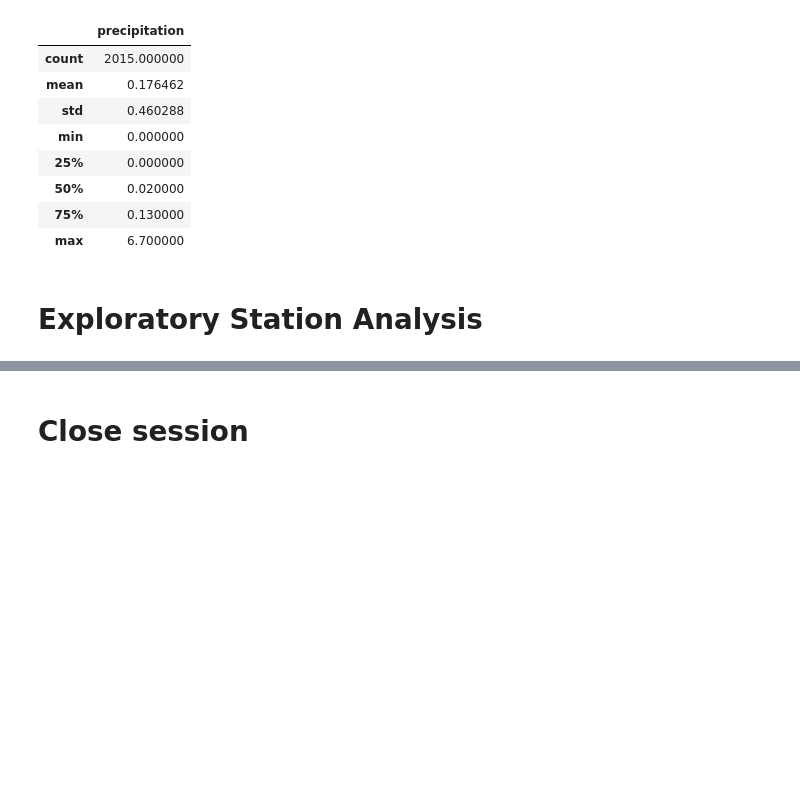
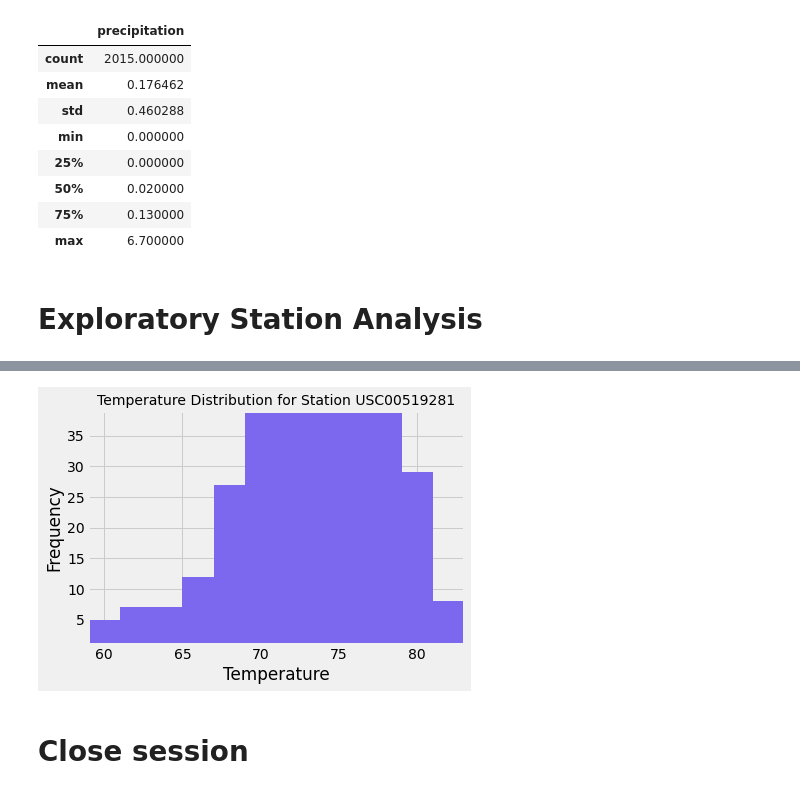
Before and after one commit to kmspitzer/Hawaii-Weather-Station-Analysis, a Jupyter notebook: climate_starter.ipynb, the cells around one changed output, grey strips where cells are left out. Cells and saved outputs as stored; diff of their text form; code cells hidden in the pictures; blank space fills up the shorter version.

```diff
--- a/climate_starter.ipynb
+++ b/climate_starter.ipynb
@@ -187,2 +224,8 @@ df.describe()
 # %%
 # Using the most active station id from the previous query, calculate the lowest, highest, and average temperature.
+results = session.query(Measurement.station, func.count(Measurement.station)).\
+        group_by(Measurement.station).\
+        order_by(func.count(Measurement.station).desc()).first()
+
+busy_station = results.station
+print(busy_station)
@@ -189,3 +252,9 @@ df.describe()
 # %%
 # Using the most active station id
 # Query the last 12 months of temperature observation data for this station and plot the results as a histogram
+results = session.query(Measurement.tobs).\
+                filter(Measurement.station == busy_station).\
+                filter(Measurement.date > min_date)
+
+for row in results:
+    print(row)
@@ -191,0 +279,4 @@ df.describe()
+# %%
+df = pd.DataFrame(results, columns=['tobs'])
+
+df
@@ -192,3 +297,23 @@ df.describe()
+# %%
+# pull the salaries from the merged table
+temps = df["tobs"]
+# %%
+
+# plot and display the histogram
+plt.hist(temps, bins=12, color="mediumslateblue")
+plt.title(f"Temperature Distribution for Station {busy_station}", fontsize=14)
+plt.xlabel("Temperature", fontsize=)
+plt.ylabel("Frequency")
+
+plt.xlim(min(temps), max(temps))
+plt.ylim(min(freqs), max(freqs))
+
+# save an image of the chart and display
+#plt.tight_layout()
+plt.savefig("output/temperature_histogram.png")
+plt.show()
+# %% [output]
+[figure, added]
 # %% [markdown]
 # Close session
 # %%
```
Also changed, not shown: parts of 16 cells of this notebook, 2 other files.
